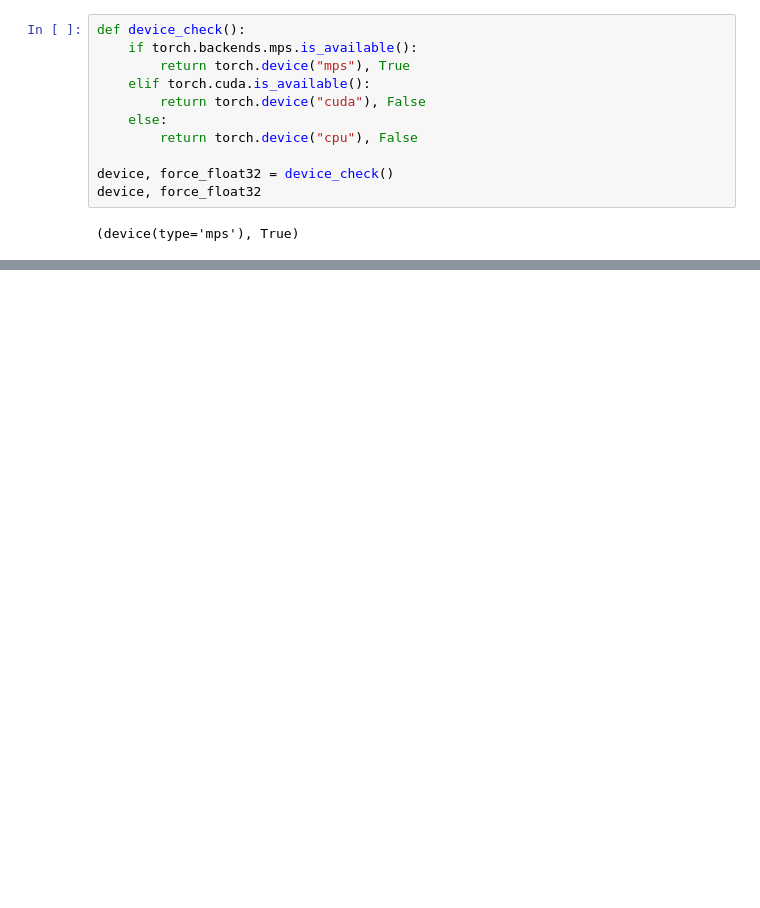
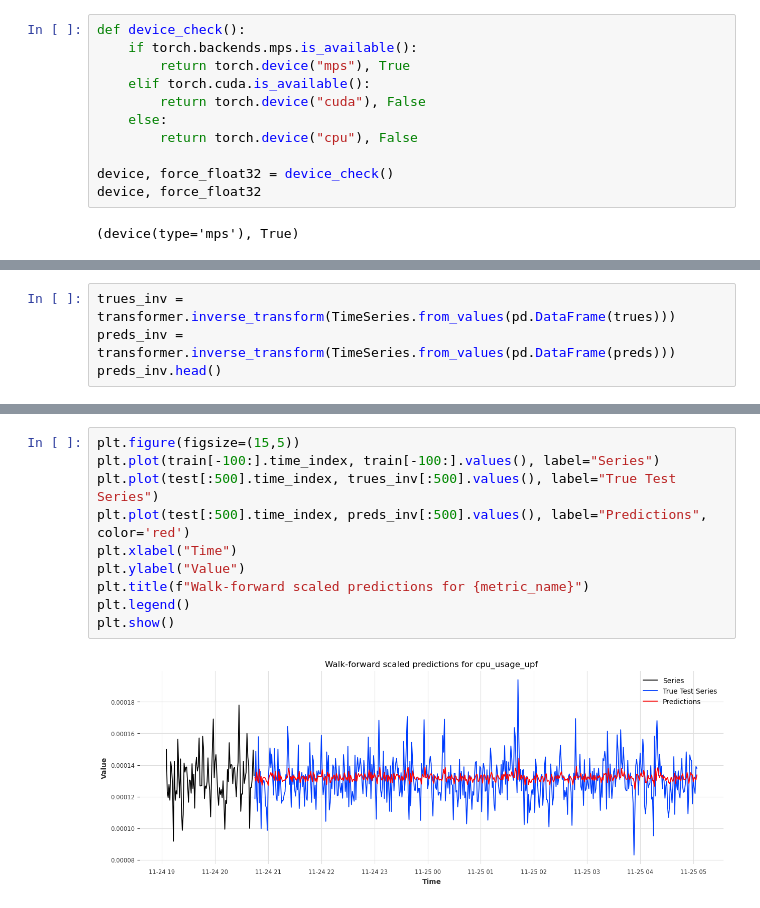
Before and after one commit to martel-innovate/6G-NTN-resource-forecasting, a Jupyter notebook: notebooks/local_ml_pipeline.ipynb, the cells around one changed output, grey strips where cells are left out. Drawn from its saved outputs; the diff is of its cells as text; blank space fills up the shorter version.

```diff
--- a/notebooks/local_ml_pipeline.ipynb
+++ b/notebooks/local_ml_pipeline.ipynb
@@ -263,0 +301,4 @@ HPU available: False, using: 0 HPUs
+# %%
+trues_inv = transformer.inverse_transform(TimeSeries.from_values(pd.DataFrame(trues)))
+preds_inv = transformer.inverse_transform(TimeSeries.from_values(pd.DataFrame(preds)))
+preds_inv.head()
@@ -263,0 +323,12 @@ HPU available: False, using: 0 HPUs
+# %%
+plt.figure(figsize=(15,5))
+plt.plot(train[-100:].time_index, train[-100:].values(), label="Series")
+plt.plot(test[:500].time_index, trues_inv[:500].values(), label="True Test Series")
+plt.plot(test[:500].time_index, preds_inv[:500].values(), label="Predictions", color='red')
+plt.xlabel("Time")
+plt.ylabel("Value")
+plt.title(f"Walk-forward scaled predictions for {metric_name}")
+plt.legend()
+plt.show()
+# %% [output]
+[figure, added]
```
Also changed, not shown: parts of 16 cells of this notebook, 2 other files.
